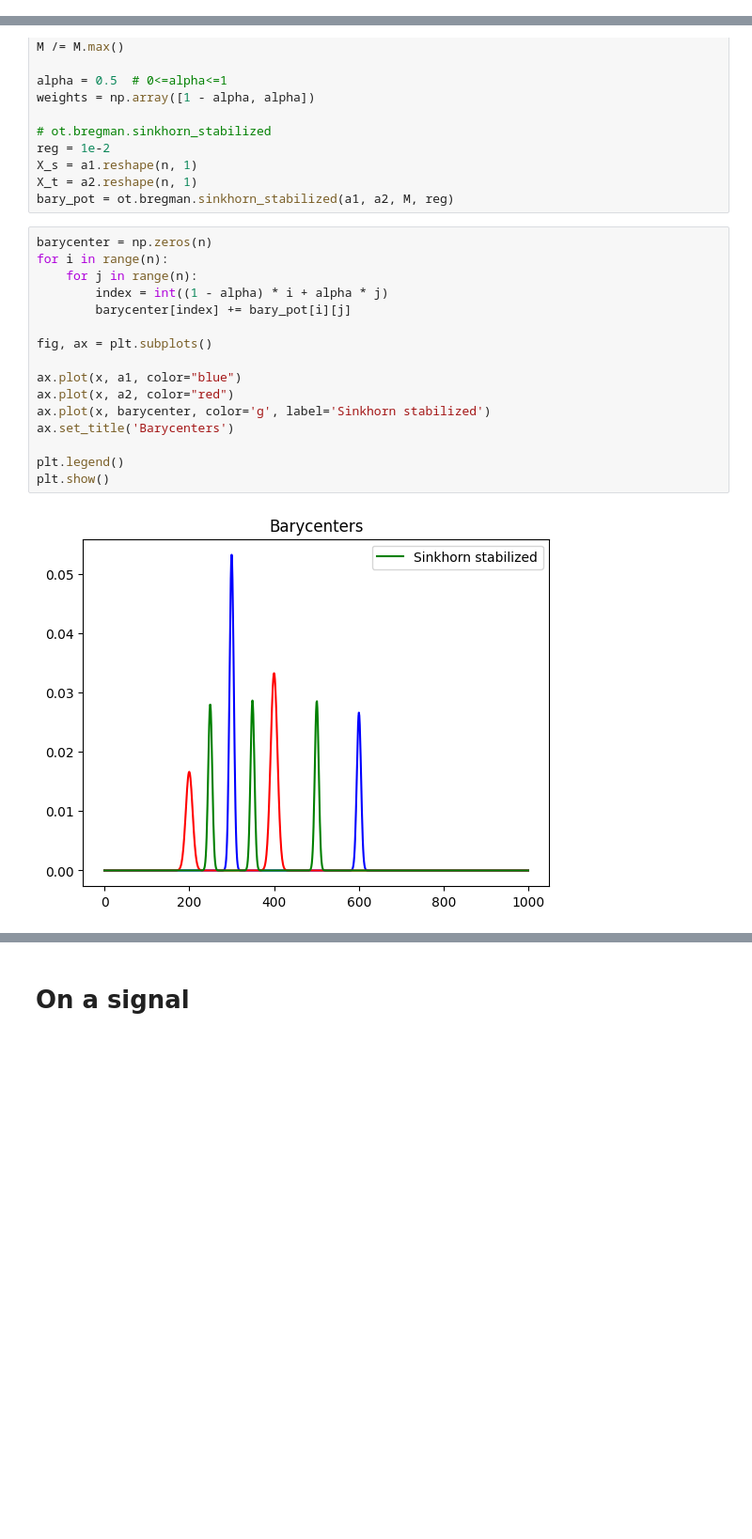
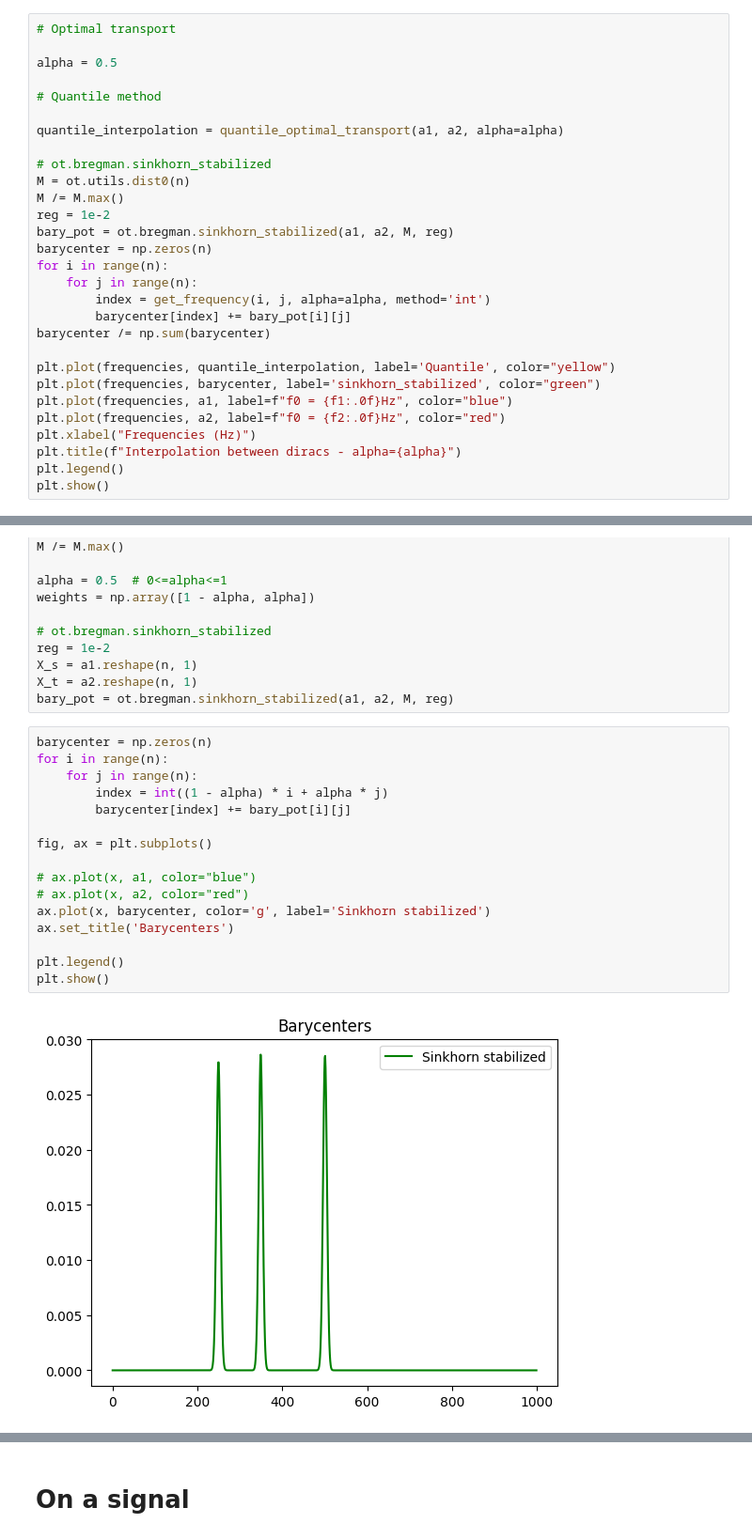
Before and after one commit to zaquastier/audio_1D_transport, a Jupyter notebook: audio_ot_v2.ipynb, the cells around one changed output, grey strips where cells are left out. Shown at 94% size. Cells and saved outputs as stored; diff of their text form; blank space fills up the shorter version.

Commit message:
Version with stabilized sinkhorn and quantile

```diff
--- a/audio_ot_v2.ipynb
+++ b/audio_ot_v2.ipynb
@@ -19,0 +53,29 @@ import ot
+# %%
+# Optimal transport
+
+alpha = 0.5
+
+# Quantile method
+
+quantile_interpolation = quantile_optimal_transport(a1, a2, alpha=alpha)
+
+# ot.bregman.sinkhorn_stabilized
+M = ot.utils.dist0(n)
+M /= M.max()
+reg = 1e-2
+bary_pot = ot.bregman.sinkhorn_stabilized(a1, a2, M, reg)
+barycenter = np.zeros(n)
+for i in range(n):
+    for j in range(n):
+        index = get_frequency(i, j, alpha=alpha, method='int')
+        barycenter[index] += bary_pot[i][j]
+barycenter /= np.sum(barycenter)
+
+plt.plot(frequencies, quantile_interpolation, label='Quantile', color="yellow")
+plt.plot(frequencies, barycenter, label='sinkhorn_stabilized', color="green")
+plt.plot(frequencies, a1, label=f"f0 = {f1:.0f}Hz", color="blue")
+plt.plot(frequencies, a2, label=f"f0 = {f2:.0f}Hz", color="red")
+plt.xlabel("Frequencies (Hz)")
+plt.title(f"Interpolation between diracs - alpha={alpha}")
+plt.legend()
+plt.show()
@@ -68,18 +132,18 @@ bary_pot = ot.bregman.sinkhorn_stabilized(a1, a2, M, reg)
 # %%
 barycenter = np.zeros(n)
 for i in range(n):
     for j in range(n):
         index = int((1 - alpha) * i + alpha * j)
         barycenter[index] += bary_pot[i][j]
 
 fig, ax = plt.subplots()
 
-ax.plot(x, a1, color="blue")
-ax.plot(x, a2, color="red")
+# ax.plot(x, a1, color="blue")
+# ax.plot(x, a2, color="red")
 ax.plot(x, barycenter, color='g', label='Sinkhorn stabilized')
 ax.set_title('Barycenters')
 
 plt.legend()
 plt.show()
 # %% [output]
-[figure, old version]
+[figure, new version]
```
Also changed, not shown: parts of 8 cells of this notebook, 1 other file.
